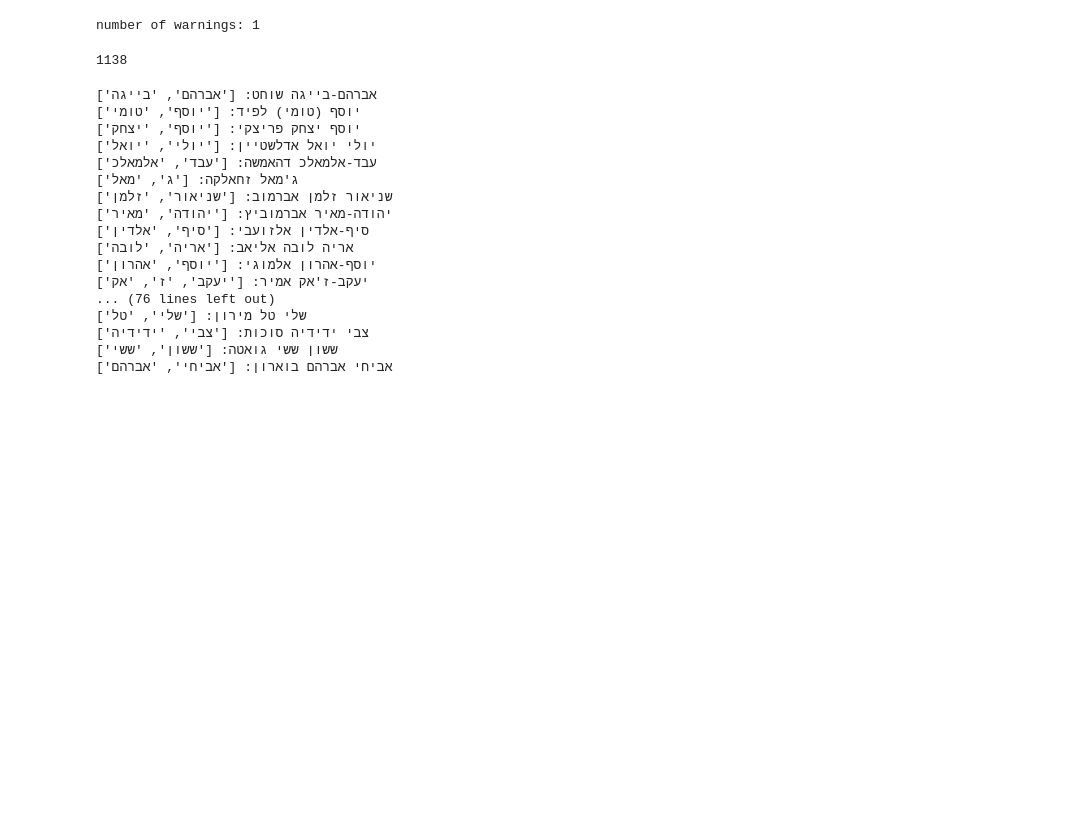
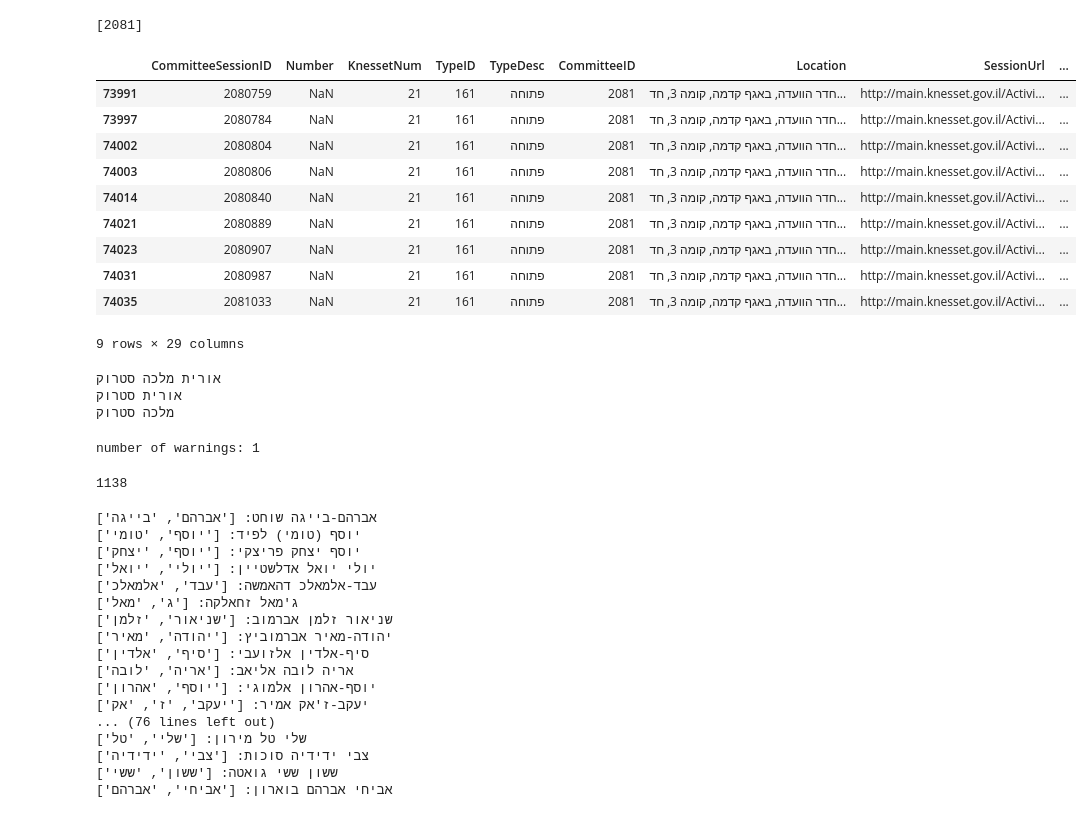
Before and after one commit to itaitzruia4/NLPSD, a Jupyter notebook: main.ipynb, the cells around one changed output. Saved outputs shown, nothing was run; the diff lists cells and outputs as text; code cells hidden in the pictures; blank space fills up the shorter version.

```diff
--- a/main.ipynb
+++ b/main.ipynb
@@ -15,3 +16,8 @@ for committee_id in protocol_getter.committee_ids:
         text = protocol_getter.get_meeting_protocol_text(protocols2paths[id])
         with open(f'debug/{id}.txt', 'w', encoding='utf-8') as f:
             f.write(text)
+# %%
+import pandas as pd
+
+cms = pd.read_csv("kns_csv_files\kns_committeesession.csv")
+cms.head()
@@ -17,0 +32,8 @@ for committee_id in protocol_getter.committee_ids:
+# %%
+from protocol_getter import ProtocolGetter
+import utils
+
+protocol_getter = ProtocolGetter(utils.COMMITTEES_PATH, 21, 21, [1])
+protocol_getter.committee_ids
+# %% [output]
+[2081]
@@ -18,3 +43,30 @@ for committee_id in protocol_getter.committee_ids:
+# %%
+filtered = cms[cms.KnessetNum == 21]
+filtered = filtered[filtered.CommitteeID == 2081]
+filtered
+# %% [output]
+|  | CommitteeSessionID | Number | KnessetNum | TypeID | TypeDesc | CommitteeID | Location | SessionUrl | ... |
+| 73991 | 2080759 | NaN | 21 | 161 | פתוחה | 2081 | חדר הוועדה, באגף קדמה, קומה 3, חד... | http://main.knesset.gov.il/Activi... | ... |
+| 73997 | 2080784 | NaN | 21 | 161 | פתוחה | 2081 | חדר הוועדה, באגף קדמה, קומה 3, חד... | http://main.knesset.gov.il/Activi... | ... |
+| 74002 | 2080804 | NaN | 21 | 161 | פתוחה | 2081 | חדר הוועדה, באגף קדמה, קומה 3, חד... | http://main.knesset.gov.il/Activi... | ... |
+| 74003 | 2080806 | NaN | 21 | 161 | פתוחה | 2081 | חדר הוועדה, באגף קדמה, קומה 3, חד... | http://main.knesset.gov.il/Activi... | ... |
+| 74014 | 2080840 | NaN | 21 | 161 | פתוחה | 2081 | חדר הוועדה, באגף קדמה, קומה 3, חד... | http://main.knesset.gov.il/Activi... | ... |
+| 74021 | 2080889 | NaN | 21 | 161 | פתוחה | 2081 | חדר הוועדה, באגף קדמה, קומה 3, חד... | http://main.knesset.gov.il/Activi... | ... |
+| 74023 | 2080907 | NaN | 21 | 161 | פתוחה | 2081 | חדר הוועדה, באגף קדמה, קומה 3, חד... | http://main.knesset.gov.il/Activi... | ... |
+| 74031 | 2080987 | NaN | 21 | 161 | פתוחה | 2081 | חדר הוועדה, באגף קדמה, קומה 3, חד... | http://main.knesset.gov.il/Activi... | ... |
+| 74035 | 2081033 | NaN | 21 | 161 | פתוחה | 2081 | חדר הוועדה, באגף קדמה, קומה 3, חד... | http://main.knesset.gov.il/Activi... | ... |
+9 rows × 29 columns
+# %%
+from warning_counter import WarningCounter
+
+warningCounter = WarningCounter(utils.MEMBERS_PATH)
+for i in warningCounter.knesset_members:
+    if 'סטרוק' in i:
+        print(i)
+# %% [output]
+אורית מלכה סטרוק
+אורית סטרוק
+מלכה סטרוק
 # %%
 with open('results/finetune_24_2.pkl', 'rb') as f:
     results = pickle.load(f)
```
Also changed, not shown: parts of 3 cells of this notebook, 6 other files.
